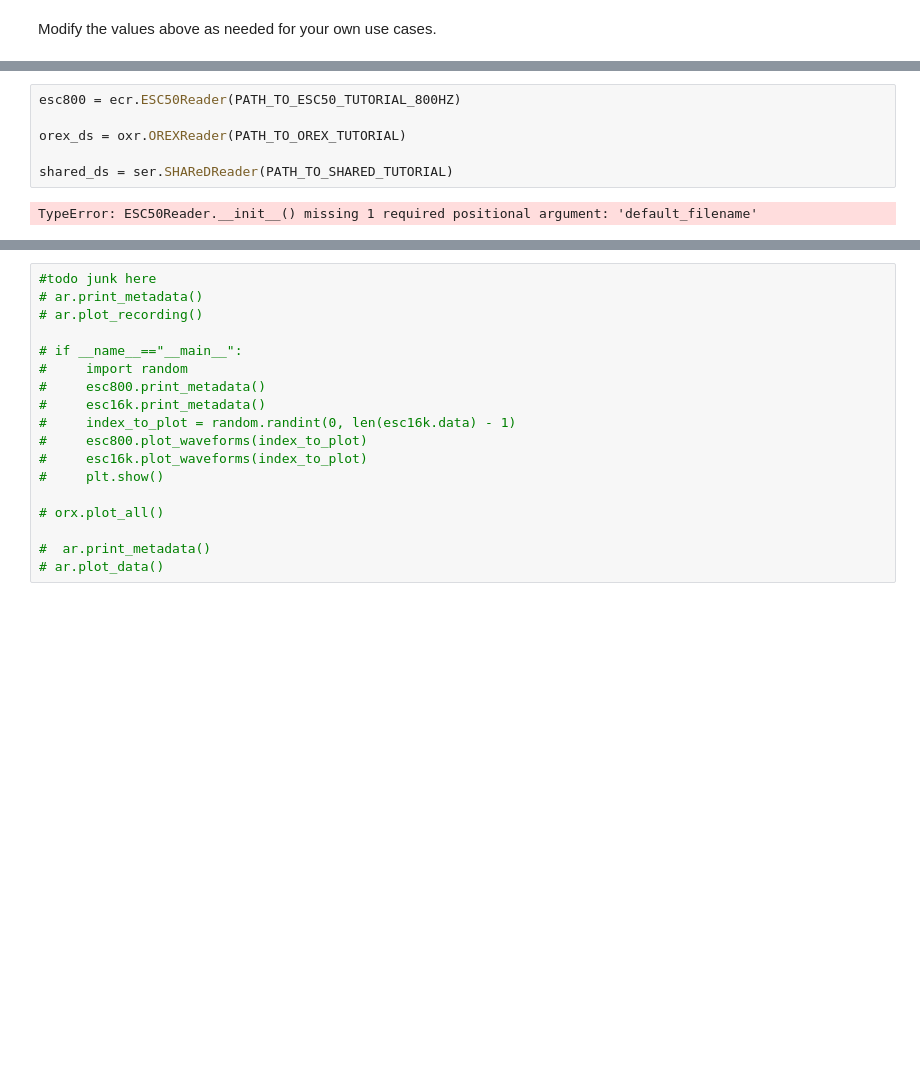
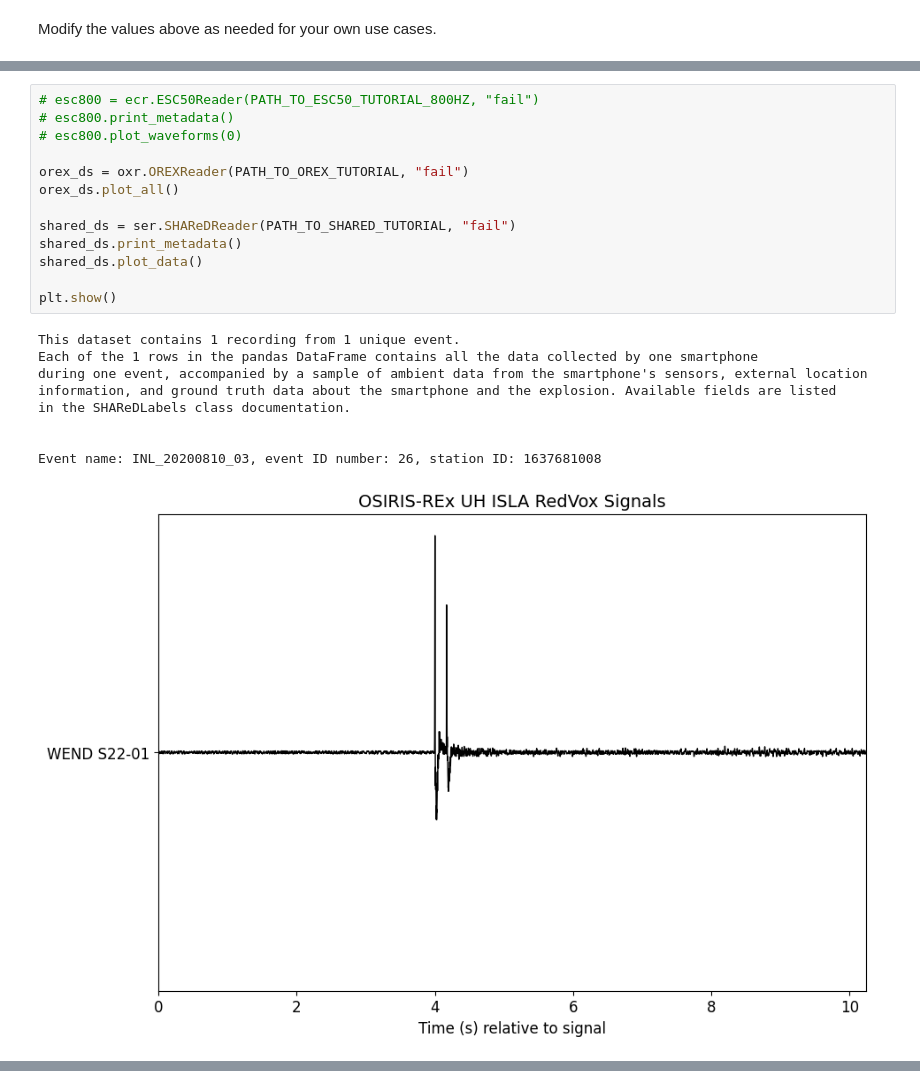
Before and after one commit to ISLA-UH/UH_Soundscapes, a Jupyter notebook: notebooks/reader_tutorial.ipynb, the cells around one changed output, grey strips where cells are left out. Drawn from its saved outputs; the diff is of its cells as text; blank space fills up the shorter version.

```diff
--- a/notebooks/reader_tutorial.ipynb
+++ b/notebooks/reader_tutorial.ipynb
@@ -37,8 +45,23 @@ Other datasets can be loaded via similar methods:
 # %%
-esc800 = ecr.ESC50Reader(PATH_TO_ESC50_TUTORIAL_800HZ)
+# esc800 = ecr.ESC50Reader(PATH_TO_ESC50_TUTORIAL_800HZ, "fail")
+# esc800.print_metadata()
+# esc800.plot_waveforms(0)
 
-orex_ds = oxr.OREXReader(PATH_TO_OREX_TUTORIAL)
+orex_ds = oxr.OREXReader(PATH_TO_OREX_TUTORIAL, "fail")
+orex_ds.plot_all()
 
-shared_ds = ser.SHAReDReader(PATH_TO_SHARED_TUTORIAL)
+shared_ds = ser.SHAReDReader(PATH_TO_SHARED_TUTORIAL, "fail")
+shared_ds.print_metadata()
+shared_ds.plot_data()
+
+plt.show()
 # %% [output]
-TypeError: ESC50Reader.__init__() missing 1 required positional argument: 'default_filename'
+This dataset contains 1 recording from 1 unique event.
+Each of the 1 rows in the pandas DataFrame contains all the data collected by one smartphone
+during one event, accompanied by a sample of ambient data from the smartphone's sensors, external location
+information, and ground truth data about the smartphone and the explosion. Available fields are listed
+in the SHAReDLabels class documentation.
+
+
+Event name: INL_20200810_03, event ID number: 26, station ID: 1637681008
+[figure, added]
@@ -45,18 +69,0 @@ TypeError: ESC50Reader.__init__() missing 1 required positional argument: 'defau
-# %%
-#todo junk here
-# ar.print_metadata()
-# ar.plot_recording()
-
-# if __name__=="__main__":
-#     import random
-#     esc800.print_metadata()
-#     esc16k.print_metadata()
-#     index_to_plot = random.randint(0, len(esc16k.data) - 1)
-#     esc800.plot_waveforms(index_to_plot)
-#     esc16k.plot_waveforms(index_to_plot)
-#     plt.show()
-
-# orx.plot_all()
-
-#  ar.print_metadata()
-# ar.plot_data()
```
Also changed, not shown: parts of 6 cells of this notebook, 2 other files.
